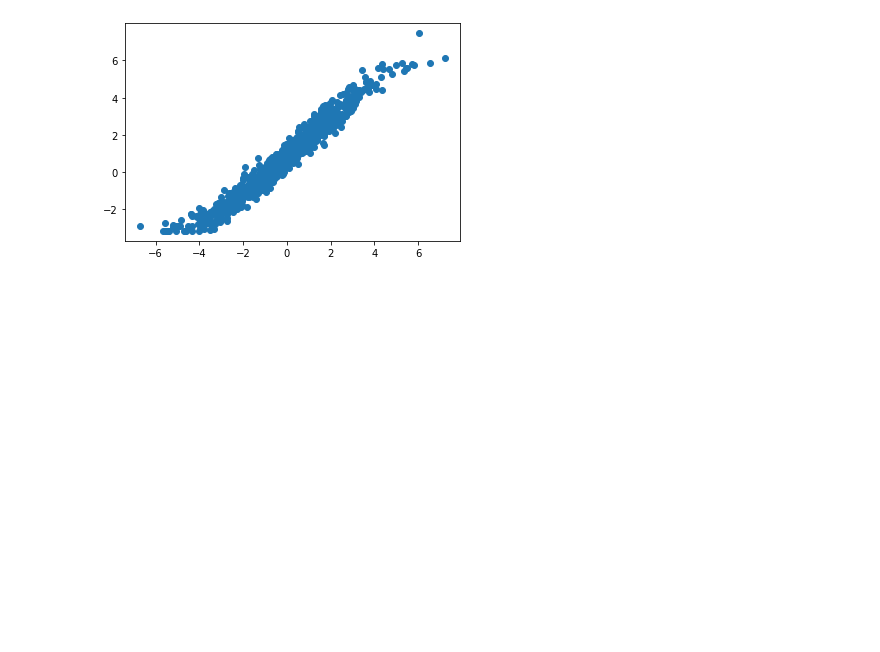
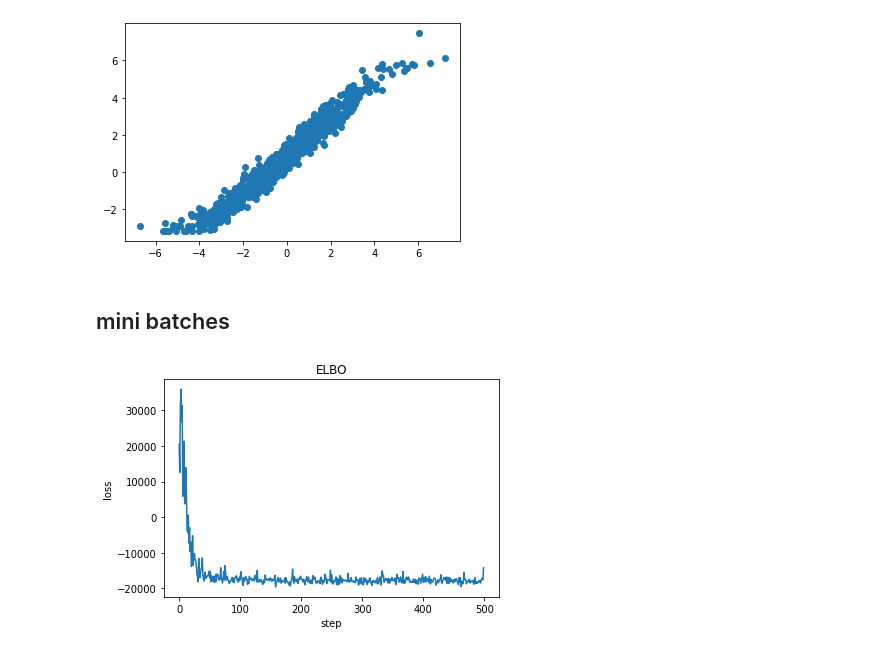
Before and after one commit to geoffwoollard/prob_prog, a Jupyter notebook: project/pyro_1D_shift_amortized.ipynb, the cells around one changed output. Cells and saved outputs as stored; diff of their text form; code cells hidden in the pictures; blank space fills up the shorter version.

Commit message:
amortized mini batches working

```diff
--- a/project/pyro_1D_shift_amortized.ipynb
+++ b/project/pyro_1D_shift_amortized.ipynb
@@ -134,3 +134,5 @@ plt.scatter(y=amortized_loc_predictions,x=shifts_gt)
 # %% [output]
 <matplotlib.collections.PathCollection at 0x...>
 [figure]
+# %% [markdown]
+## mini batches
@@ -136,0 +188,7 @@ plt.scatter(y=amortized_loc_predictions,x=shifts_gt)
+# %%
+plt.plot(losses)
+plt.title("ELBO")
+plt.xlabel("step")
+plt.ylabel("loss");
+# %% [output]
+[figure, added]
```
Also changed, not shown: parts of 3 cells of this notebook.
